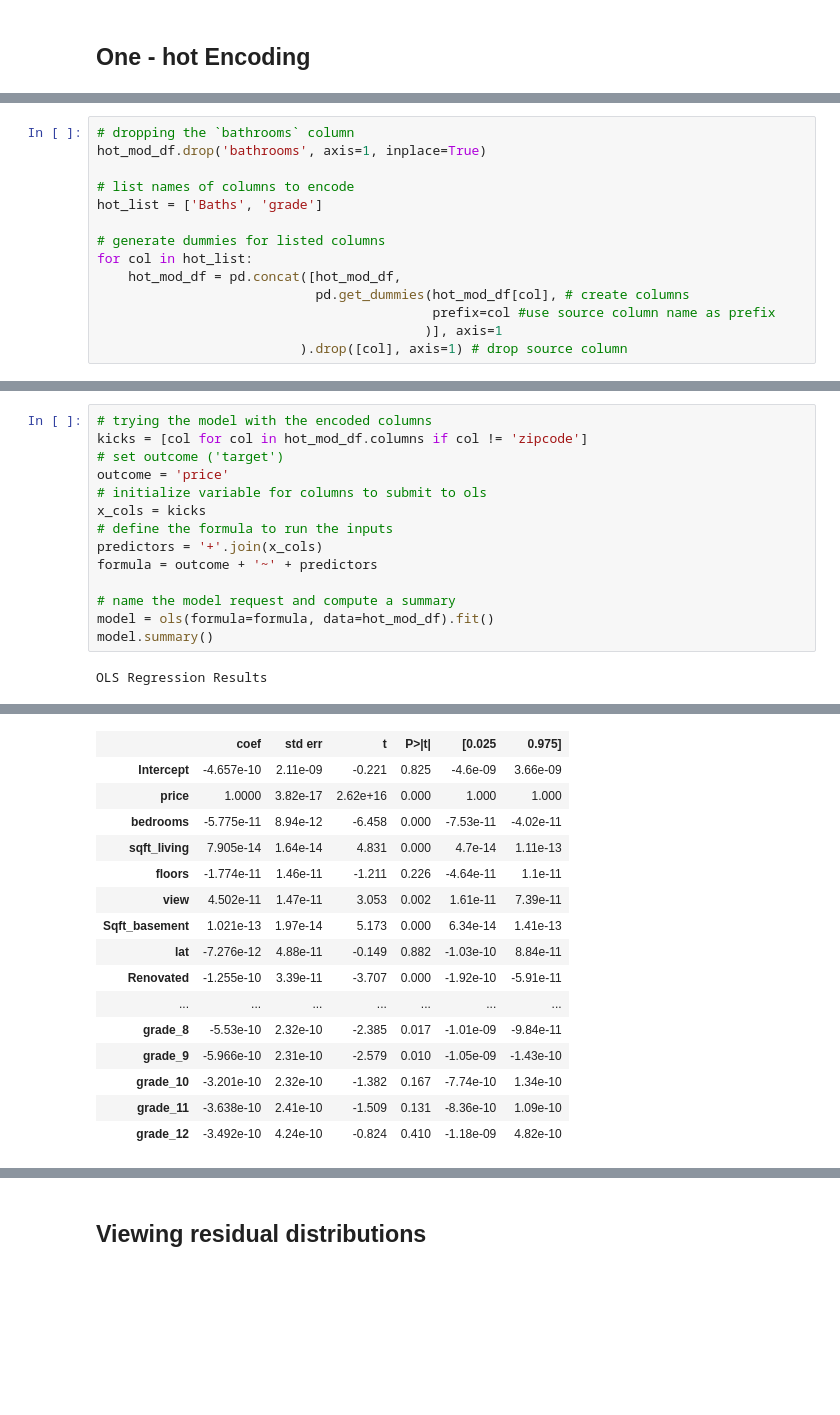
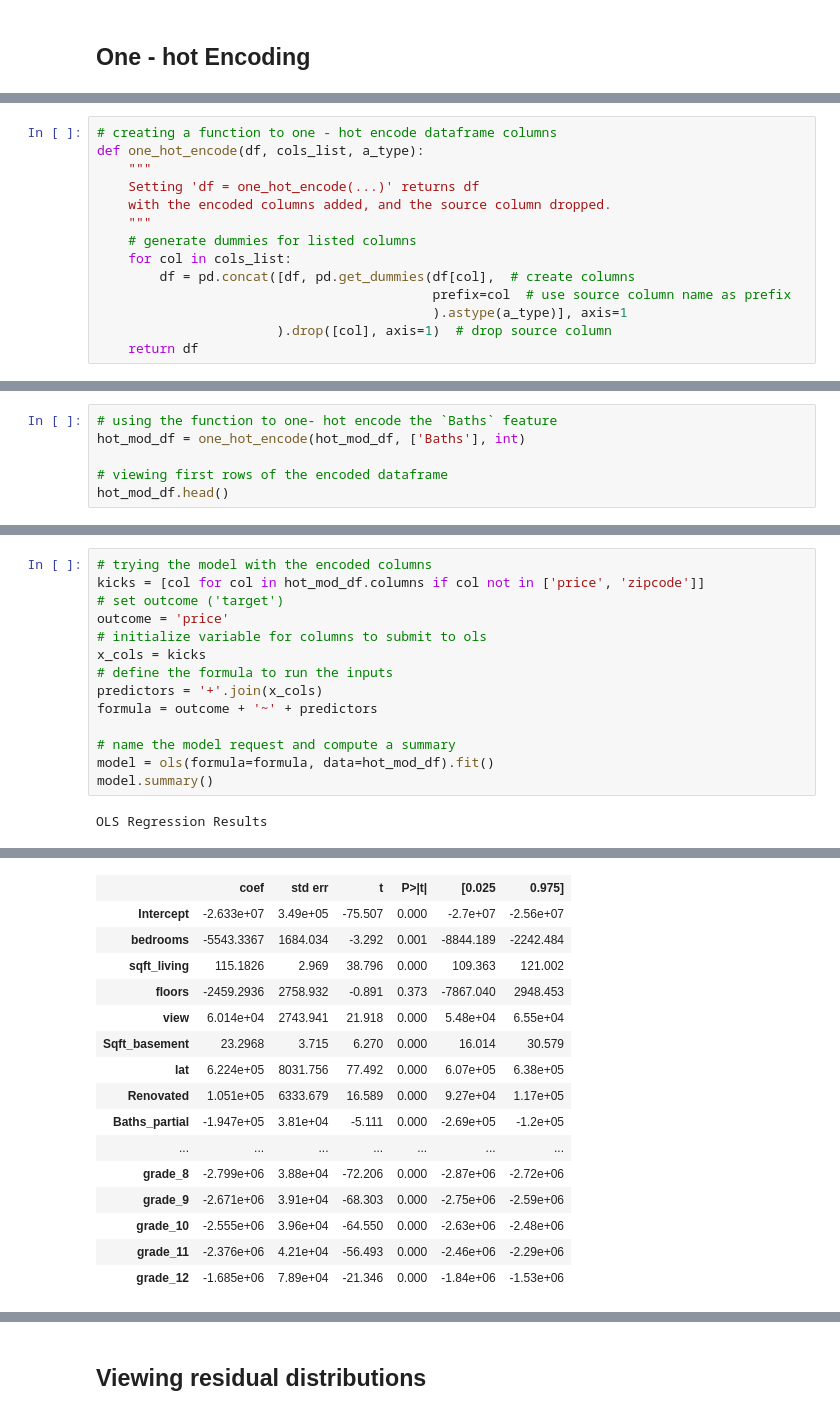
Before and after one commit to jammy-bot/dsc-mod-2-project-v2-1-online-ds-ft-120919, a Jupyter notebook: 3-model-and-conclude.ipynb, the cells around one changed output, grey strips where cells are left out. Drawn from its saved outputs; the diff is of its cells as text; blank space fills up the shorter version.

```diff
--- a/3-model-and-conclude.ipynb
+++ b/3-model-and-conclude.ipynb
@@ -289,14 +308,14 @@ CategoricalDtype(categories=['partial', '1', '2', '3', '4'], ordered=True)
 # %%
-# dropping the `bathrooms` column
-hot_mod_df.drop('bathrooms', axis=1, inplace=True)
-
-# list names of columns to encode
-hot_list = ['Baths', 'grade']
-
-# generate dummies for listed columns
-for col in hot_list:
-    hot_mod_df = pd.concat([hot_mod_df,
-                            pd.get_dummies(hot_mod_df[col], # create columns
-                                           prefix=col #use source column name as prefix
-                                          )], axis=1
-                          ).drop([col], axis=1) # drop source column
+# creating a function to one - hot encode dataframe columns
+def one_hot_encode(df, cols_list, a_type):
+    """
+    Setting 'df = one_hot_encode(...)' returns df
+    with the encoded columns added, and the source column dropped.
+    """
+    # generate dummies for listed columns
+    for col in cols_list:
+        df = pd.concat([df, pd.get_dummies(df[col],  # create columns
+                                           prefix=col  # use source column name as prefix
+                                           ).astype(a_type)], axis=1
+                       ).drop([col], axis=1)  # drop source column
+    return df
@@ -312,0 +322,6 @@ hot_mod_df.head()
+# %%
+# using the function to one- hot encode the `Baths` feature
+hot_mod_df = one_hot_encode(hot_mod_df, ['Baths'], int)
+
+# viewing first rows of the encoded dataframe
+hot_mod_df.head()
@@ -333,6 +360,6 @@ memory usage: 1.8+ MB
 # %%
 # trying the model with the encoded columns
-kicks = [col for col in hot_mod_df.columns if col != 'zipcode']
+kicks = [col for col in hot_mod_df.columns if col not in ['price', 'zipcode']]
 # set outcome ('target')
 outcome = 'price'
 # initialize variable for columns to submit to ols
@@ -357,17 +384,17 @@ OLS Regression Results
 | Covariance Type: | nonrobust |  |  |
 |  | coef | std err | t | P>|t| | [0.025 | 0.975] |
-| Intercept | -4.657e-10 | 2.11e-09 | -0.221 | 0.825 | -4.6e-09 | 3.66e-09 |
-| price | 1.0000 | 3.82e-17 | 2.62e+16 | 0.000 | 1.000 | 1.000 |
-| bedrooms | -5.775e-11 | 8.94e-12 | -6.458 | 0.000 | -7.53e-11 | -4.02e-11 |
-| sqft_living | 7.905e-14 | 1.64e-14 | 4.831 | 0.000 | 4.7e-14 | 1.11e-13 |
-| floors | -1.774e-11 | 1.46e-11 | -1.211 | 0.226 | -4.64e-11 | 1.1e-11 |
-| view | 4.502e-11 | 1.47e-11 | 3.053 | 0.002 | 1.61e-11 | 7.39e-11 |
-| Sqft_basement | 1.021e-13 | 1.97e-14 | 5.173 | 0.000 | 6.34e-14 | 1.41e-13 |
-| lat | -7.276e-12 | 4.88e-11 | -0.149 | 0.882 | -1.03e-10 | 8.84e-11 |
-| Renovated | -1.255e-10 | 3.39e-11 | -3.707 | 0.000 | -1.92e-10 | -5.91e-11 |
+| Intercept | -2.633e+07 | 3.49e+05 | -75.507 | 0.000 | -2.7e+07 | -2.56e+07 |
+| bedrooms | -5543.3367 | 1684.034 | -3.292 | 0.001 | -8844.189 | -2242.484 |
+| sqft_living | 115.1826 | 2.969 | 38.796 | 0.000 | 109.363 | 121.002 |
+| floors | -2459.2936 | 2758.932 | -0.891 | 0.373 | -7867.040 | 2948.453 |
+| view | 6.014e+04 | 2743.941 | 21.918 | 0.000 | 5.48e+04 | 6.55e+04 |
+| Sqft_basement | 23.2968 | 3.715 | 6.270 | 0.000 | 16.014 | 30.579 |
+| lat | 6.224e+05 | 8031.756 | 77.492 | 0.000 | 6.07e+05 | 6.38e+05 |
+| Renovated | 1.051e+05 | 6333.679 | 16.589 | 0.000 | 9.27e+04 | 1.17e+05 |
+| Baths_partial | -1.947e+05 | 3.81e+04 | -5.111 | 0.000 | -2.69e+05 | -1.2e+05 |
 | ... | ... | ... | ... | ... | ... | ... |
-| grade_8 | -5.53e-10 | 2.32e-10 | -2.385 | 0.017 | -1.01e-09 | -9.84e-11 |
-| grade_9 | -5.966e-10 | 2.31e-10 | -2.579 | 0.010 | -1.05e-09 | -1.43e-10 |
-| grade_10 | -3.201e-10 | 2.32e-10 | -1.382 | 0.167 | -7.74e-10 | 1.34e-10 |
-| grade_11 | -3.638e-10 | 2.41e-10 | -1.509 | 0.131 | -8.36e-10 | 1.09e-10 |
-| grade_12 | -3.492e-10 | 4.24e-10 | -0.824 | 0.410 | -1.18e-09 | 4.82e-10 |
+| grade_8 | -2.799e+06 | 3.88e+04 | -72.206 | 0.000 | -2.87e+06 | -2.72e+06 |
+| grade_9 | -2.671e+06 | 3.91e+04 | -68.303 | 0.000 | -2.75e+06 | -2.59e+06 |
+| grade_10 | -2.555e+06 | 3.96e+04 | -64.550 | 0.000 | -2.63e+06 | -2.48e+06 |
+| grade_11 | -2.376e+06 | 4.21e+04 | -56.493 | 0.000 | -2.46e+06 | -2.29e+06 |
+| grade_12 | -1.685e+06 | 7.89e+04 | -21.346 | 0.000 | -1.84e+06 | -1.53e+06 |
```
Also changed, not shown: parts of 63 cells of this notebook.
